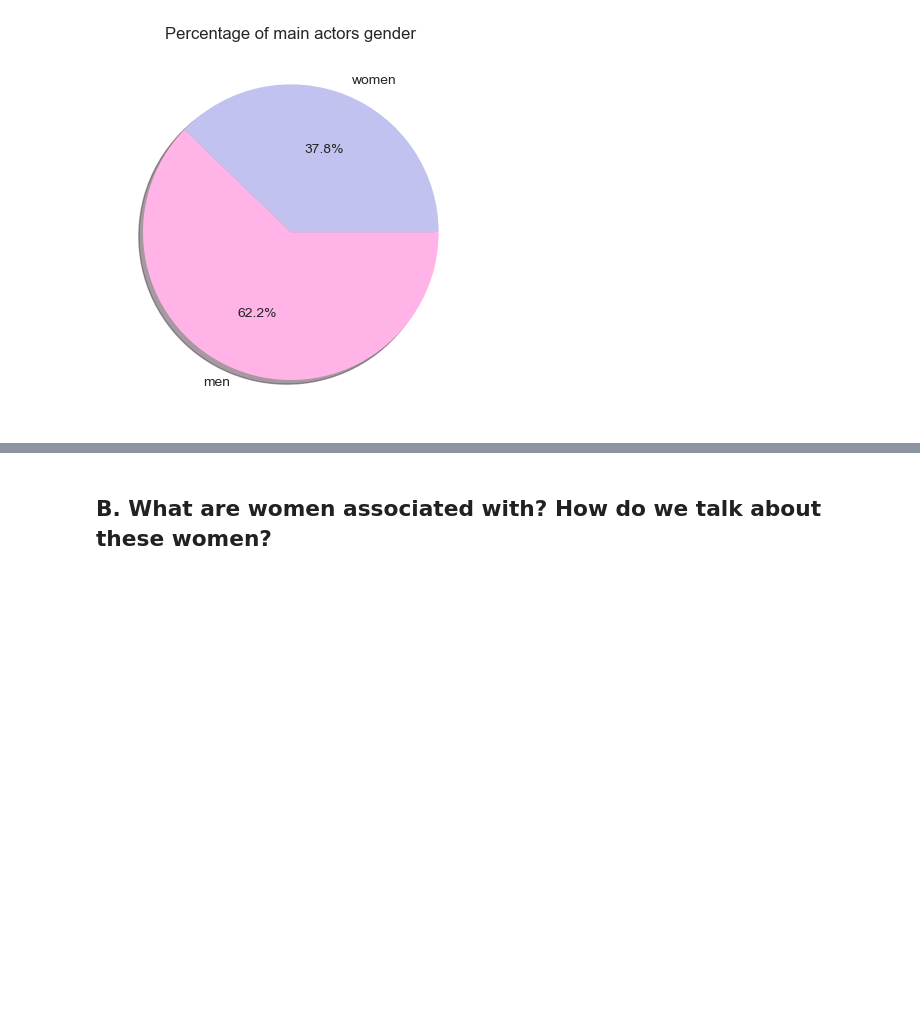
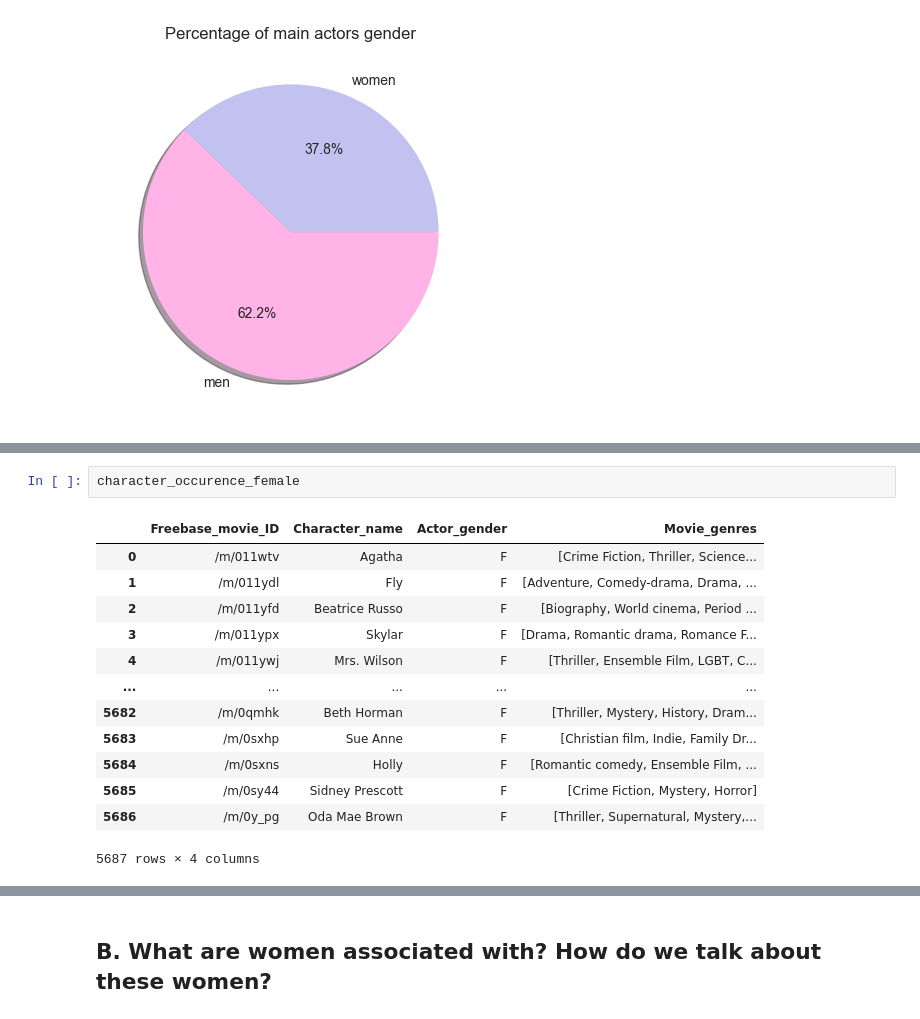
Before and after one commit to epfl-ada/ada-2022-project-cyga, a Jupyter notebook: new_structure.ipynb, the cells around one changed output, grey strips where cells are left out. Saved outputs shown, nothing was run; the diff lists cells and outputs as text; blank space fills up the shorter version.

```diff
--- a/new_structure.ipynb
+++ b/new_structure.ipynb
@@ -1142,0 +1153,16 @@ dtype: int64
+# %%
+character_occurence_female
+# %% [output]
+|  | Freebase_movie_ID | Character_name | Actor_gender | Movie_genres |
+| 0 | /m/011wtv | Agatha | F | [Crime Fiction, Thriller, Science... |
+| 1 | /m/011ydl | Fly | F | [Adventure, Comedy-drama, Drama, ... |
+| 2 | /m/011yfd | Beatrice Russo | F | [Biography, World cinema, Period ... |
+| 3 | /m/011ypx | Skylar | F | [Drama, Romantic drama, Romance F... |
+| 4 | /m/011ywj | Mrs. Wilson | F | [Thriller, Ensemble Film, LGBT, C... |
+| ... | ... | ... | ... | ... |
+| 5682 | /m/0qmhk | Beth Horman | F | [Thriller, Mystery, History, Dram... |
+| 5683 | /m/0sxhp | Sue Anne | F | [Christian film, Indie, Family Dr... |
+| 5684 | /m/0sxns | Holly | F | [Romantic comedy, Ensemble Film, ... |
+| 5685 | /m/0sy44 | Sidney Prescott | F | [Crime Fiction, Mystery, Horror] |
+| 5686 | /m/0y_pg | Oda Mae Brown | F | [Thriller, Supernatural, Mystery,... |
+5687 rows × 4 columns
```
Also changed, not shown: parts of 14 cells of this notebook, 2 other files.
